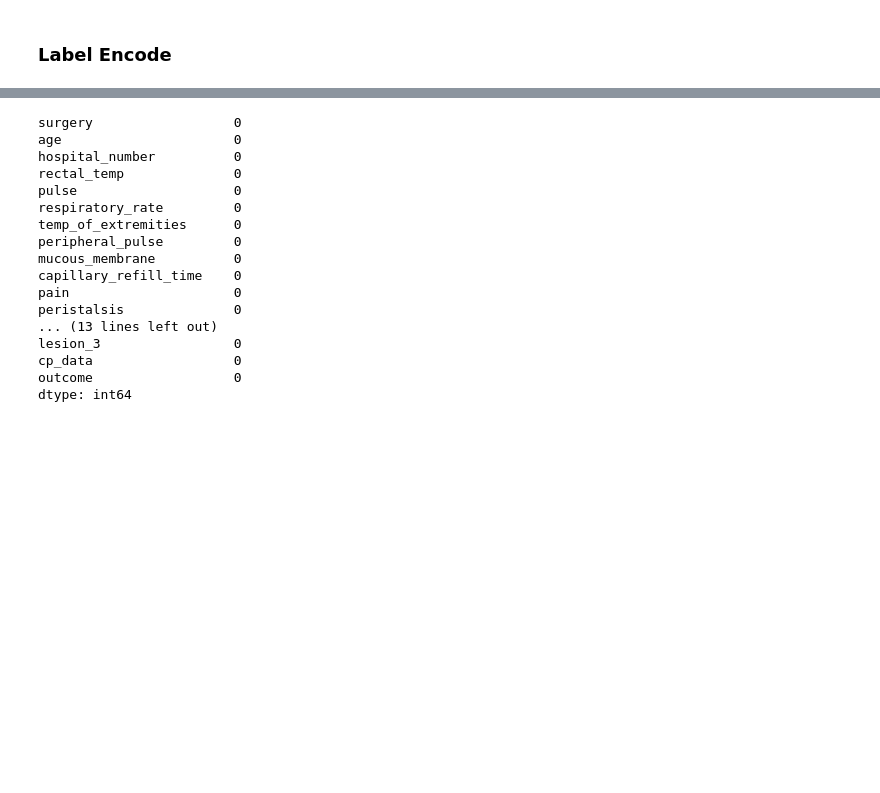
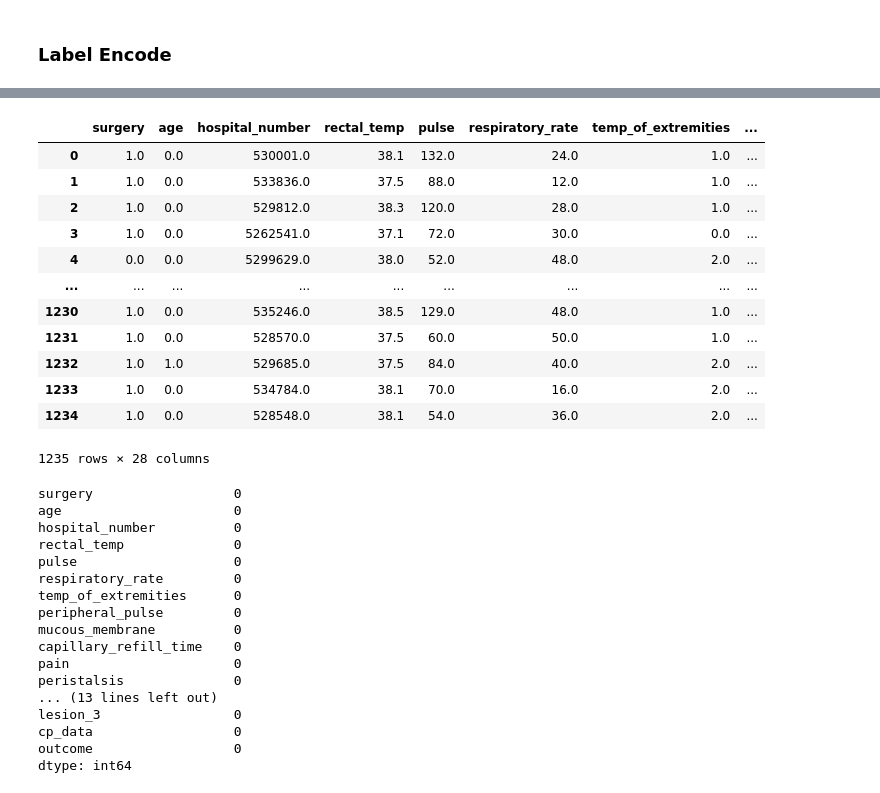
Before and after one commit to salgaard/Predict_Health_Outcomes_of_Horses, a Jupyter notebook: prepare_data_KNN_impute.ipynb, the cells around one changed output, grey strips where cells are left out. Saved outputs shown, nothing was run; the diff lists cells and outputs as text; code cells hidden in the pictures; blank space fills up the shorter version.

```diff
--- a/prepare_data_KNN_impute.ipynb
+++ b/prepare_data_KNN_impute.ipynb
@@ -161,9 +137,25 @@ outcome                  0
 dtype: int64
 # %%
-imputer = KNNImputer(n_neighbors=3, missing_values='None')
+imputer = KNNImputer(n_neighbors=3, missing_values=np.nan)
 imputed = imputer.fit_transform(data)
-df_imputed = pd.DataFrame(imputed, columns=data.columns)
-print(data.isna().sum())
+data = pd.DataFrame(imputed, columns=data.columns)
+
+
+data
+# %% [output]
+|  | surgery | age | hospital_number | rectal_temp | pulse | respiratory_rate | temp_of_extremities | ... |
+| 0 | 1.0 | 0.0 | 530001.0 | 38.1 | 132.0 | 24.0 | 1.0 | ... |
+| 1 | 1.0 | 0.0 | 533836.0 | 37.5 | 88.0 | 12.0 | 1.0 | ... |
+| 2 | 1.0 | 0.0 | 529812.0 | 38.3 | 120.0 | 28.0 | 1.0 | ... |
+| 3 | 1.0 | 0.0 | 5262541.0 | 37.1 | 72.0 | 30.0 | 0.0 | ... |
+| 4 | 0.0 | 0.0 | 5299629.0 | 38.0 | 52.0 | 48.0 | 2.0 | ... |
+| ... | ... | ... | ... | ... | ... | ... | ... | ... |
+| 1230 | 1.0 | 0.0 | 535246.0 | 38.5 | 129.0 | 48.0 | 1.0 | ... |
+| 1231 | 1.0 | 0.0 | 528570.0 | 37.5 | 60.0 | 50.0 | 1.0 | ... |
+| 1232 | 1.0 | 1.0 | 529685.0 | 37.5 | 84.0 | 40.0 | 2.0 | ... |
+| 1233 | 1.0 | 0.0 | 534784.0 | 38.1 | 70.0 | 16.0 | 2.0 | ... |
+| 1234 | 1.0 | 0.0 | 528548.0 | 38.1 | 54.0 | 36.0 | 2.0 | ... |
+1235 rows × 28 columns
 # %%
 data.isna().sum()
 # %% [output]
```
Also changed, not shown: parts of 8 cells of this notebook, 3 other files.
